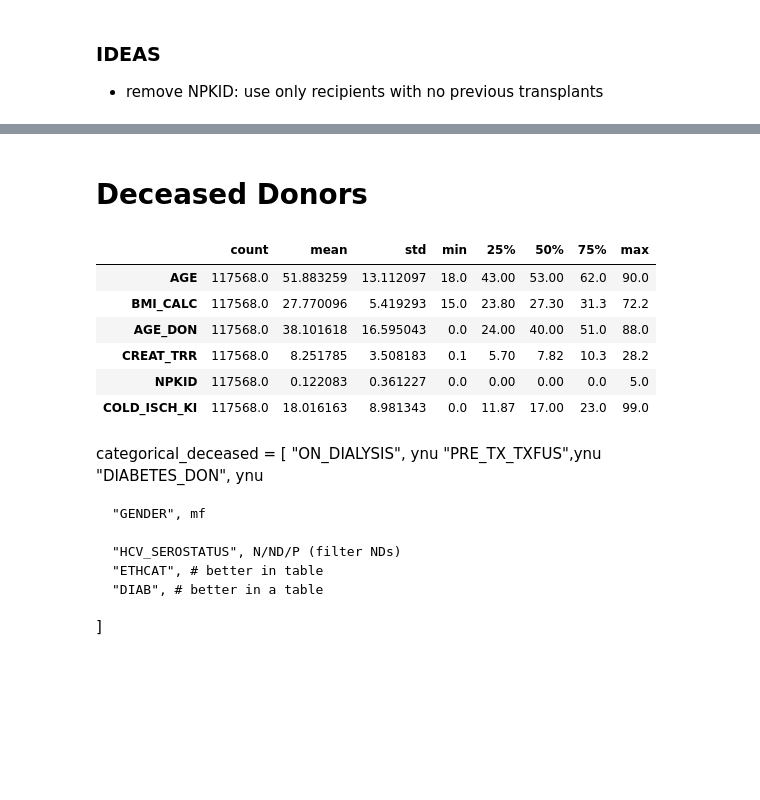
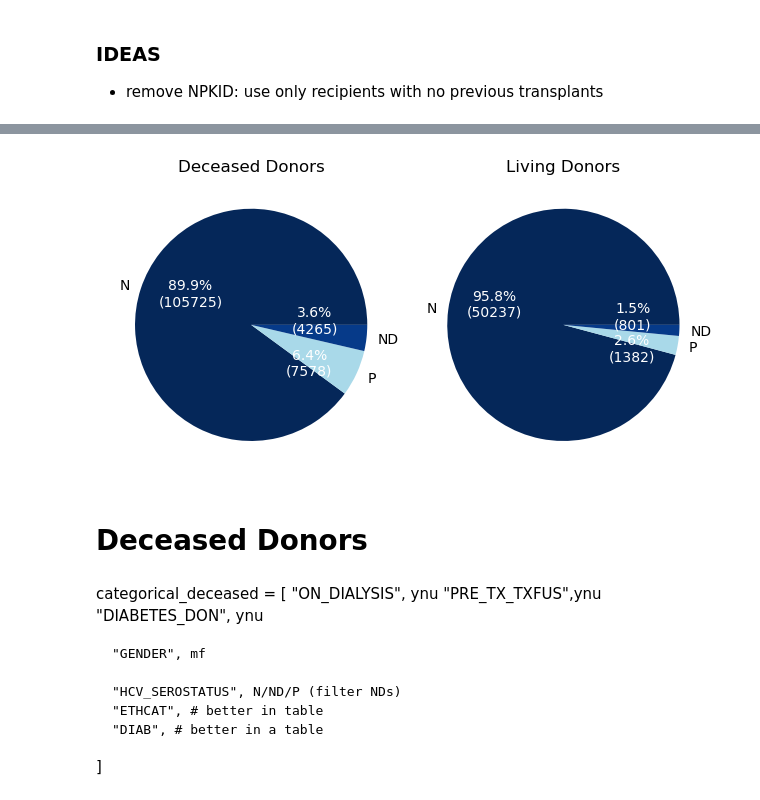
Before and after one commit to krllstdn/BachelorProject, a Jupyter notebook: Code/data_analysis.ipynb, the cells around one changed output, grey strips where cells are left out. Saved outputs shown, nothing was run; the diff lists cells and outputs as text; code cells hidden in the pictures; blank space fills up the shorter version.

```diff
--- a/Code/data_analysis.ipynb
+++ b/Code/data_analysis.ipynb
@@ -78,3 +94,70 @@ plt.show()
+# %%
+import matplotlib.pyplot as plt
+
+colors = ["#052759", "#a9d9e9", "#063a89"]
+
+
+# Custom function to format the percentage text
+def custom_autopct(pct, allvalues):
+    absolute = int(round(pct / 100.0 * sum(allvalues)))
+    return "{:.1f}%\n({:d})".format(pct, absolute)
+
+
+# Create a figure and two subplots
+fig, (ax1, ax2) = plt.subplots(1, 2)
+
+# Plot on the first subplot
+deceased_counts = deceased["HCV_SEROSTATUS"].value_counts()
+wedges1, texts1, autotexts1 = ax1.pie(
+    deceased_counts,
+    labels=deceased_counts.index,
+    autopct=lambda pct: custom_autopct(pct, deceased_counts),
+    colors=colors,
+    pctdistance=0.55,
+)
+ax1.set_title("Deceased Donors")
+
+# Customize text properties for the first subplot
+for i, autotext in enumerate(autotexts1):
+    if i in [0, 2]:  # First and third category
+        autotext.set_color("white")
+        autotext.set_position(
+            (autotext.get_position()[0], autotext.get_position()[1] + 0.1)
+        )  # Adjust this to a color that contrasts well with your dark color
+    else:  # Second category
+        autotext.set_color("white")  # Assuming the second color is bright
+        autotext.set_position(
+            (autotext.get_position()[0], autotext.get_position()[1] - 0.1)
+        )
+
+# Plot on the second subplot
+living_counts = living["HCV_SEROSTATUS"].value_counts()
+wedges2, texts2, autotexts2 = ax2.pie(
+    living_counts,
+    labels=living_counts.index,
+    autopct=lambda pct: custom_autopct(pct, living_counts),
+    colors=colors,
+)
+ax2.set_title("Living Donors")
+
+# Customize text properties for the second subplot
+for i, autotext in enumerate(autotexts2):
+    if i in [0, 2]:  # First and third category
+        autotext.set_color("white")
+        autotext.set_position(
+            (autotext.get_position()[0], autotext.get_position()[1] + 0.1)
+        )  # Adjust this to a color that contrasts well with your dark color
+    else:  # Second category
+        autotext.set_color("white")  # Assuming the second color is bright
+        autotext.set_position(
+            (autotext.get_position()[0], autotext.get_position()[1] - 0.1)
+        )
+
+# Adjust the layout and display the plot
+plt.tight_layout()
+plt.show()
+# %% [output]
+[figure, added]
 # %%
 numeric_deceased = [
     "AGE",
@@ -115,17 +198,6 @@ numerical_living = [
                 "AGE_DON"]
 # %% [markdown]
 # Deceased Donors
-# %%
-
-deceased[numeric_deceased].describe().T
-# %% [output]
-|  | count | mean | std | min | 25% | 50% | 75% | max |
-| AGE | 117568.0 | 51.883259 | 13.112097 | 18.0 | 43.00 | 53.00 | 62.0 | 90.0 |
-| BMI_CALC | 117568.0 | 27.770096 | 5.419293 | 15.0 | 23.80 | 27.30 | 31.3 | 72.2 |
-| AGE_DON | 117568.0 | 38.101618 | 16.595043 | 0.0 | 24.00 | 40.00 | 51.0 | 88.0 |
-| CREAT_TRR | 117568.0 | 8.251785 | 3.508183 | 0.1 | 5.70 | 7.82 | 10.3 | 28.2 |
-| NPKID | 117568.0 | 0.122083 | 0.361227 | 0.0 | 0.00 | 0.00 | 0.0 | 5.0 |
-| COLD_ISCH_KI | 117568.0 | 18.016163 | 8.981343 | 0.0 | 11.87 | 17.00 | 23.0 | 99.0 |
 # %%
 desc = deceased[numeric_deceased].describe().T
 table = desc.to_latex(caption="Descriptive Statistics for Numerical Variables in Deceased Donor Group", label="tab:desc_deceased", )
```
Also changed, not shown: parts of 19 cells of this notebook, 5 other files.
